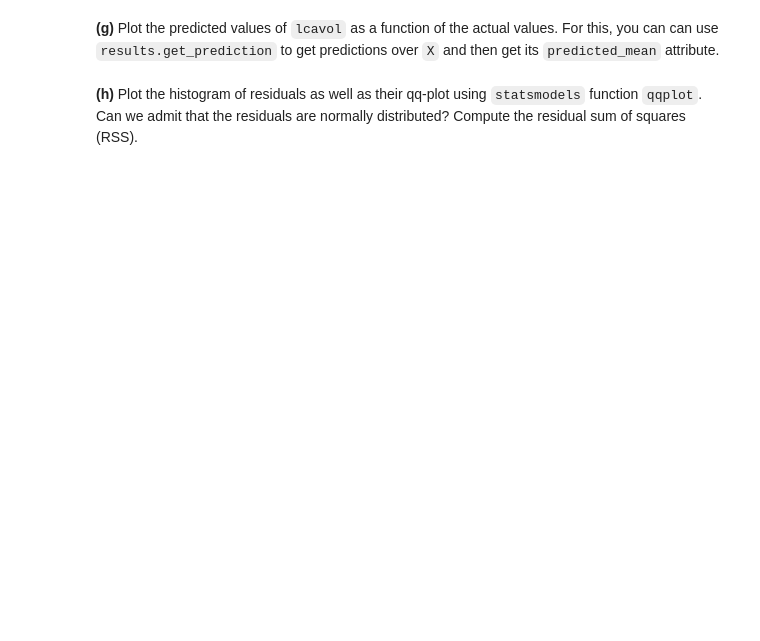
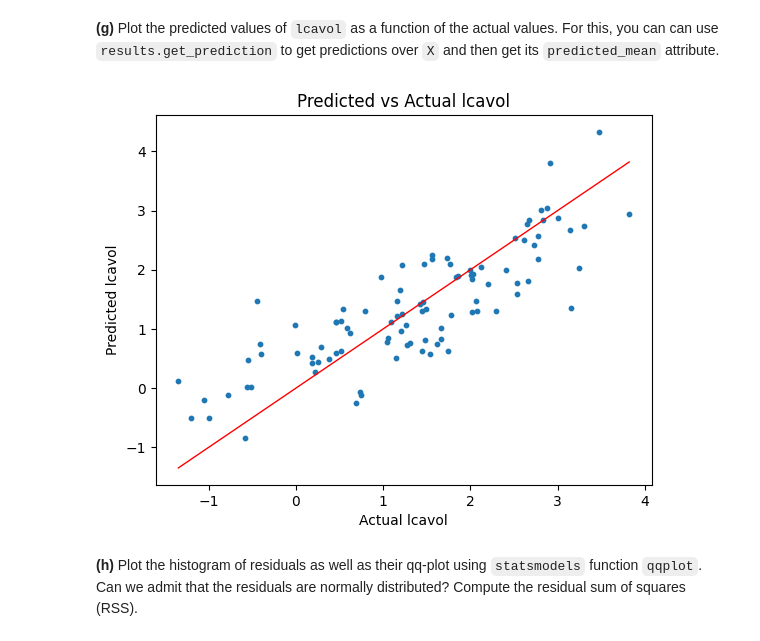
Before and after one commit to Guyb03/TPASA_reports, a Jupyter notebook: TP1/TP1.ipynb, the cells around one changed output. Saved outputs shown, nothing was run; the diff lists cells and outputs as text; code cells hidden in the pictures; blank space fills up the shorter version.

````diff
--- a/TP1/TP1.ipynb
+++ b/TP1/TP1.ipynb
@@ -147,6 +198,9 @@ df['gleason'] = df['gleason'].astype("category")
 ```
 
 **(a)** Provide the mathematical equation of the regression model (note that you can use LaTeX to write equations) and define the diﬀerent parameters.
+# %%
+df['svi'] = df['svi'].astype("category")
+df['gleason'] = df['gleason'].astype("category")
 # %% [markdown]
 **(b)** Before doing the linear regression of this TP, you will first have to handle the one-hot encoding of the categorical features of the dataframe. One way of doing this is as follows:
 
@@ -166,6 +220,17 @@ y = df['lcavol']
 - Why did we fix a `dtype` in `pd.get_dummies`?
 - Why did we drop two columns after the encoding?
 - Why did we add a column of ones to the dataframe?
+# %%
+# encode the categorical features with dummy variables
+df_enc = pd.get_dummies(df, dtype=np.float64)
+# to drop one dummy column for each predictor
+df_enc = df_enc.drop(columns=['svi_0', 'gleason_6'])
+# add a column of ones to the dataframe
+df_enc['intercept'] = 1
+# extract the dataframe for predictors
+X = df_enc.drop(columns=['lcavol'])
+# get the observed values to predict
+y = df['lcavol']
 # %% [markdown]
 **(c)** We will use the [`statsmodels`](https://www.statsmodels.org/) package to estimate the coefficients of the multiple linear regression as per:
 
@@ -185,3 +250,11 @@ Use command `results.sumary()` to get the statistical summary of the estimated c
 - What would have happened in the regression if we did not do the one-hot encoding from above?
 
 - Comment the overall results of the regression as well.
+# %%
+# import required package
+import statsmodels.api as sm
+# this line does not fit the regression model per se but only builds it
+model = sm.OLS(y, X)
+# now we actually fit the model, e.g. calculate all of regression parameters
+results = model.fit()
+results.summary()
@@ -194,4 +380,15 @@ Use command `results.sumary()` to get the statistical summary of the estimated c
 # %% [markdown]
 **(g)** Plot the predicted values of `lcavol` as a function of the actual values. For this, you can can use `results.get_prediction` to get predictions over `X` and then get its `predicted_mean` attribute.
+# %%
+predicted = results.get_prediction().predicted_mean
+
+plt.scatter(y, predicted, s=10)
+plt.plot([y.min(), y.max()], [y.min(), y.max()], color='red', linewidth=1)  # perfect prediction line
+plt.xlabel('Actual lcavol')
+plt.ylabel('Predicted lcavol')
+plt.title('Predicted vs Actual lcavol')
+plt.show()
+# %% [output]
+[figure, added]
 # %% [markdown]
 **(h)** Plot the histogram of residuals as well as their qq-plot using `statsmodels` function `qqplot`. Can we admit that the residuals are normally distributed? Compute the residual sum of squares (RSS).
````
Also changed, not shown: parts of 18 cells of this notebook, 1 other file.
